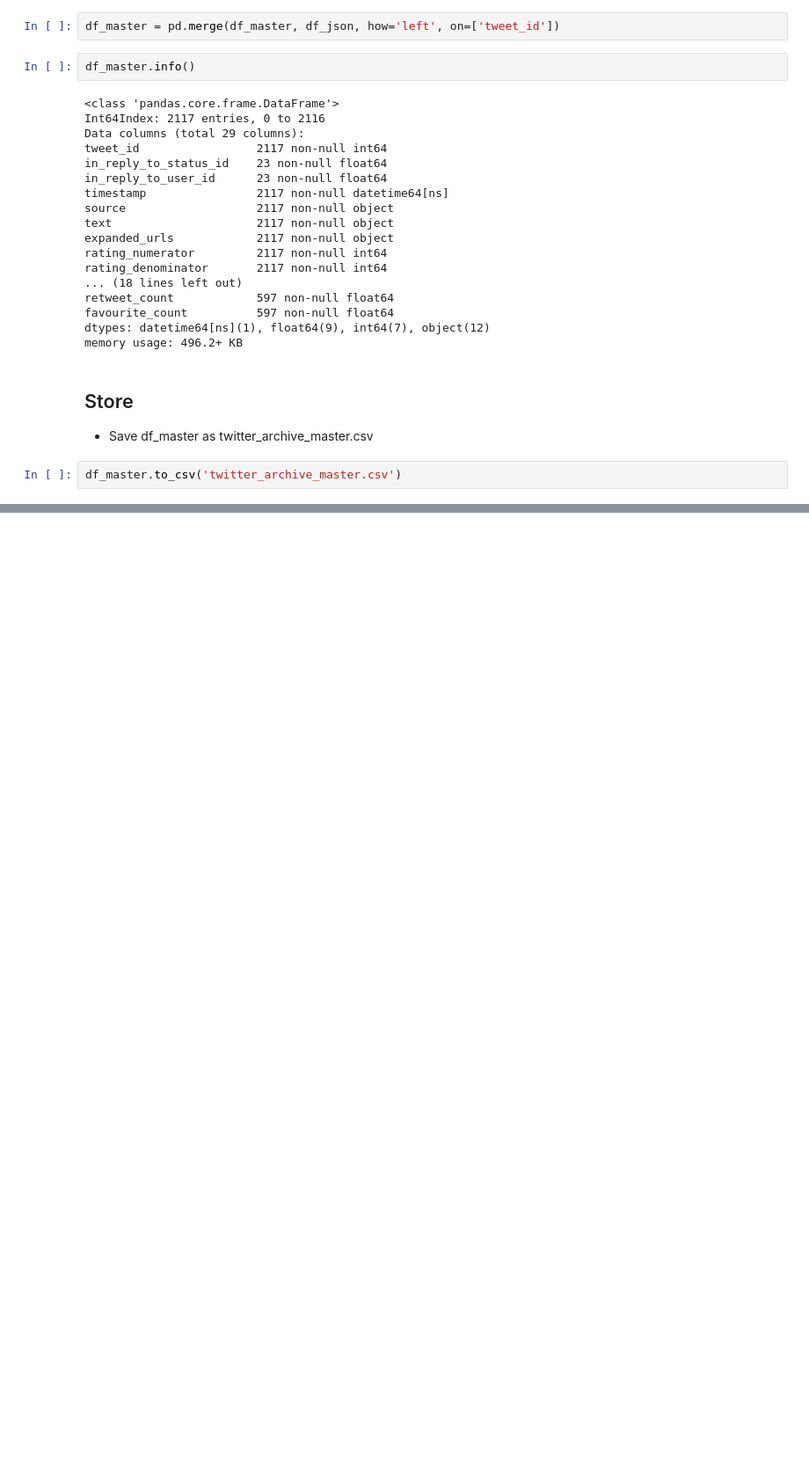
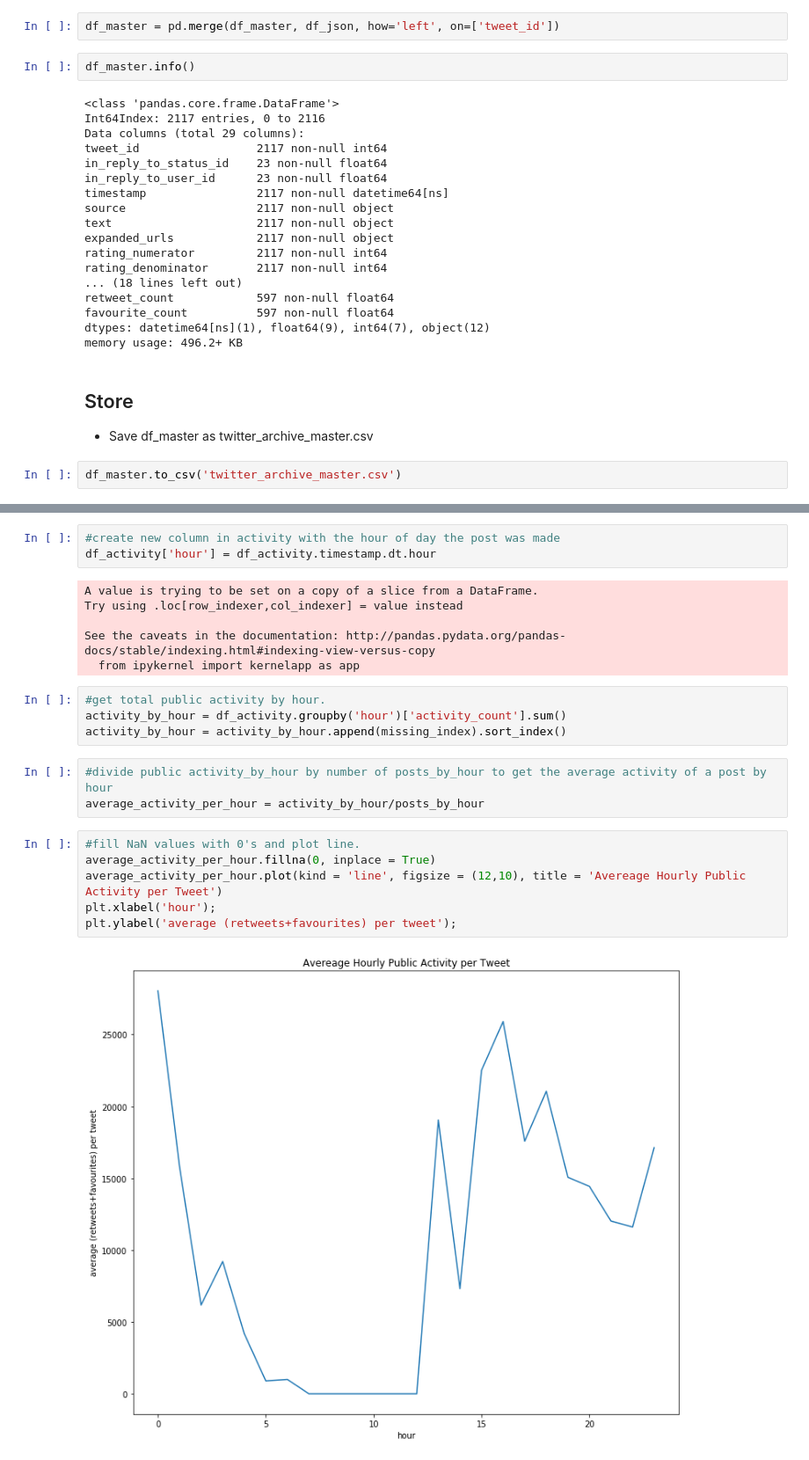
Before and after one commit to JoshuaAidanBeasley/We_Rate_Dogs, a Jupyter notebook: wrangle_act.ipynb, the cells around one changed output, grey strips where cells are left out. Shown at 88% size. Drawn from its saved outputs; the diff is of its cells as text; blank space fills up the shorter version.

```diff
--- a/wrangle_act.ipynb
+++ b/wrangle_act.ipynb
@@ -572,0 +820,24 @@ df_master.to_csv('twitter_archive_master.csv')
+# %%
+#create new column in activity with the hour of day the post was made
+df_activity['hour'] = df_activity.timestamp.dt.hour
+# %% [output]
+A value is trying to be set on a copy of a slice from a DataFrame.
+Try using .loc[row_indexer,col_indexer] = value instead
+
+See the caveats in the documentation: http://pandas.pydata.org/pandas-docs/stable/indexing.html#indexing-view-versus-copy
+  from ipykernel import kernelapp as app
+# %%
+#get total public activity by hour.
+activity_by_hour = df_activity.groupby('hour')['activity_count'].sum()
+activity_by_hour = activity_by_hour.append(missing_index).sort_index()
+# %%
+#divide public activity_by_hour by number of posts_by_hour to get the average activity of a post by hour
+average_activity_per_hour = activity_by_hour/posts_by_hour
+# %%
+#fill NaN values with 0's and plot line.
+average_activity_per_hour.fillna(0, inplace = True)
+average_activity_per_hour.plot(kind = 'line', figsize = (12,10), title = 'Avereage Hourly Public Activity per Tweet')
+plt.xlabel('hour');
+plt.ylabel('average (retweets+favourites) per tweet');
+# %% [output]
+[figure, added]
```
Also changed, not shown: parts of 36 cells of this notebook, 7 other files.
